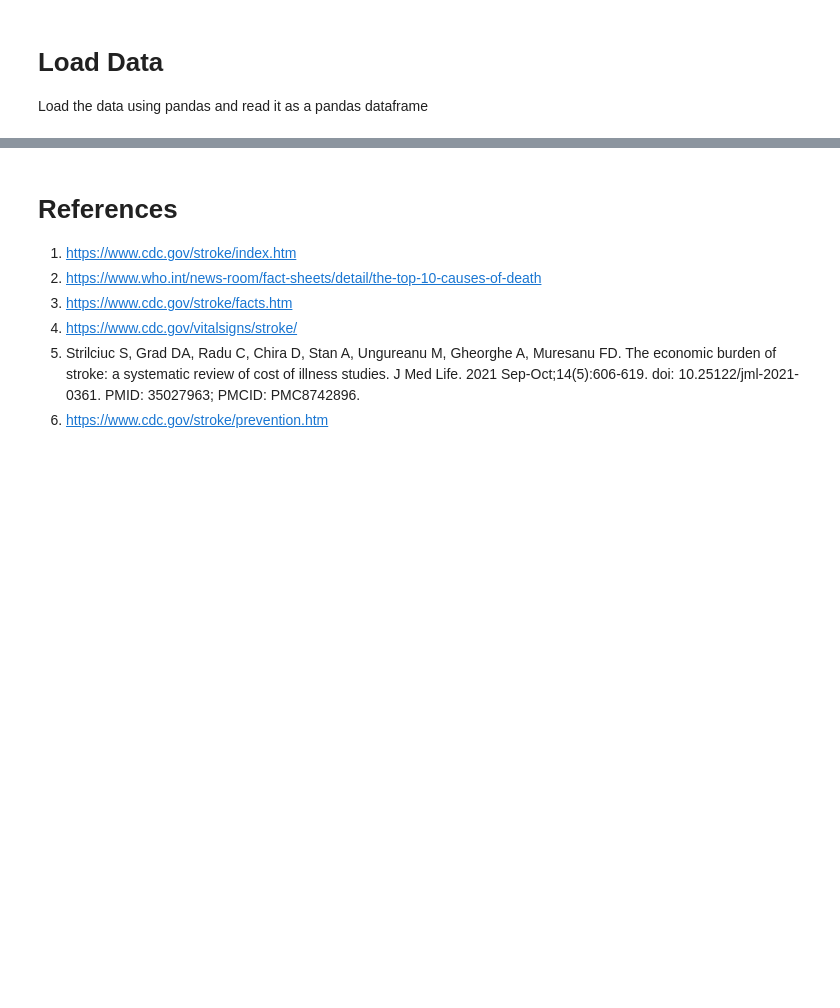
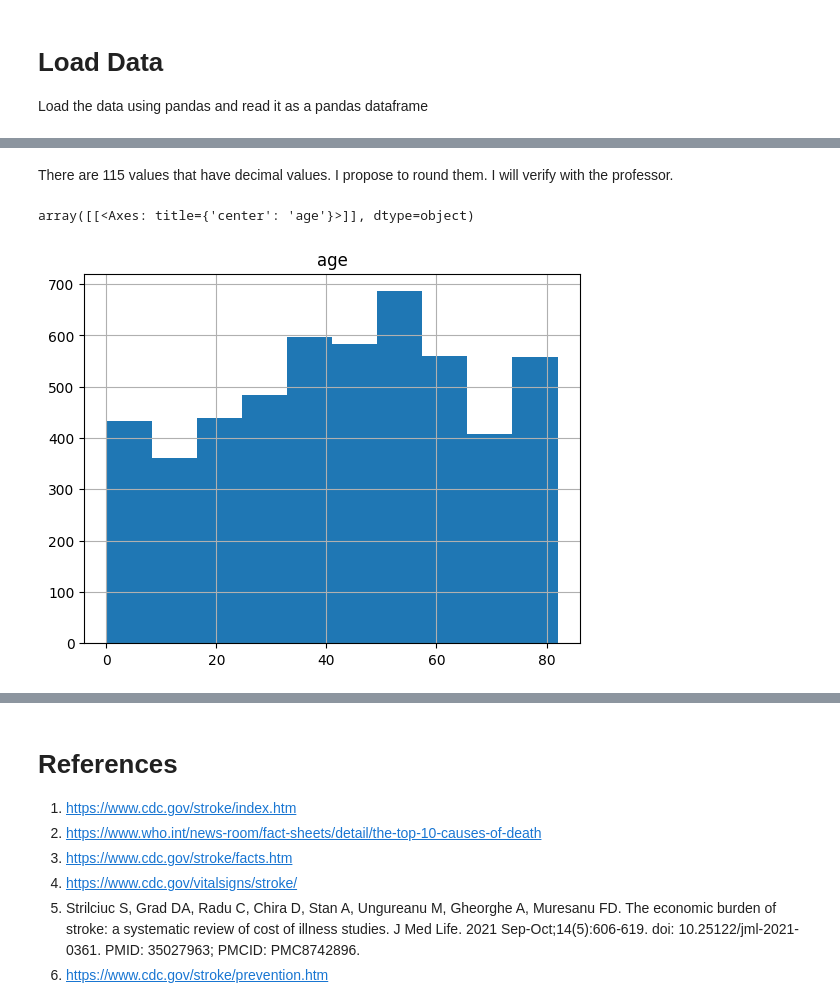
Before and after one commit to matthewdheilmanvanderbilt/CS5262_MachineLearning, a Jupyter notebook: stoke_prediction.ipynb, the cells around one changed output, grey strips where cells are left out. Saved outputs shown, nothing was run; the diff lists cells and outputs as text; code cells hidden in the pictures; blank space fills up the shorter version.

```diff
--- a/stoke_prediction.ipynb
+++ b/stoke_prediction.ipynb
@@ -172,0 +241,7 @@ print(sorted(bmi))
+# %% [markdown]
+There are 115 values that have decimal values.  I propose to round them.  I will verify with the professor.
+# %%
+responses.hist(column=['age'])
+# %% [output]
+array([[<Axes: title={'center': 'age'}>]], dtype=object)
+[figure, added]
```
Also changed, not shown: parts of 58 cells of this notebook.
